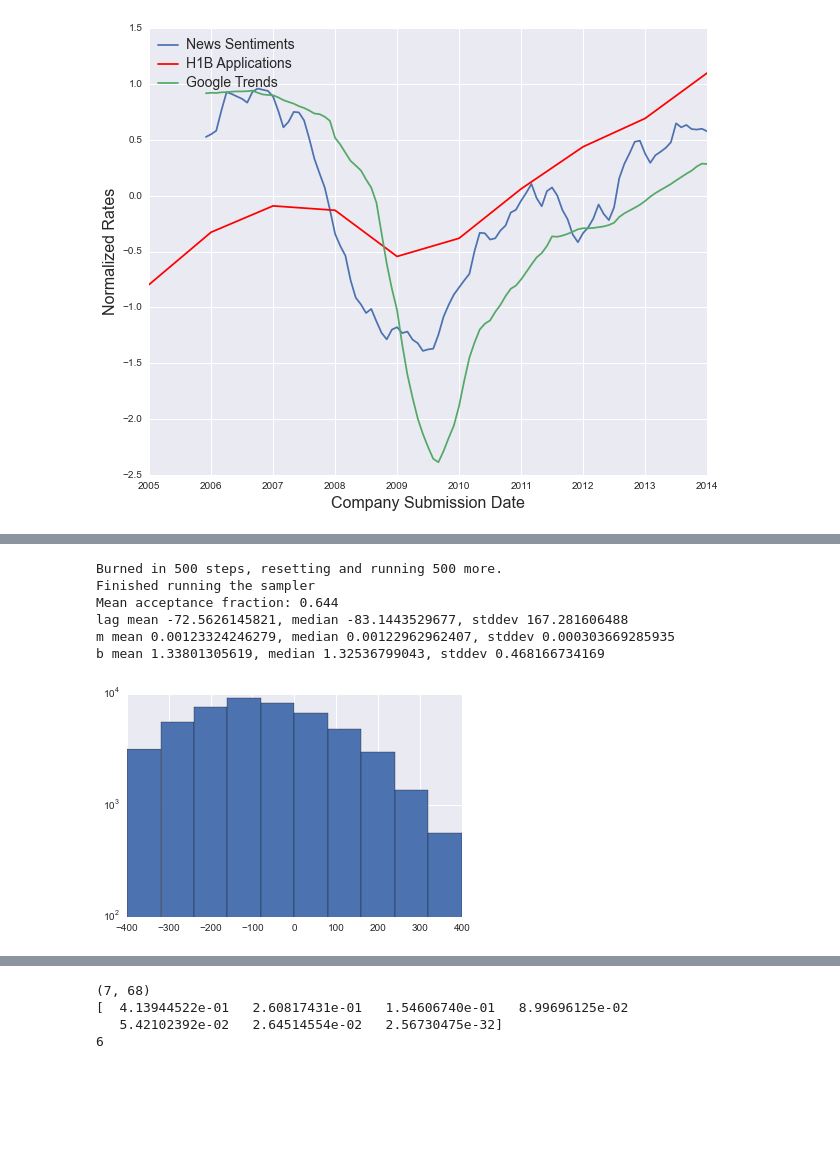
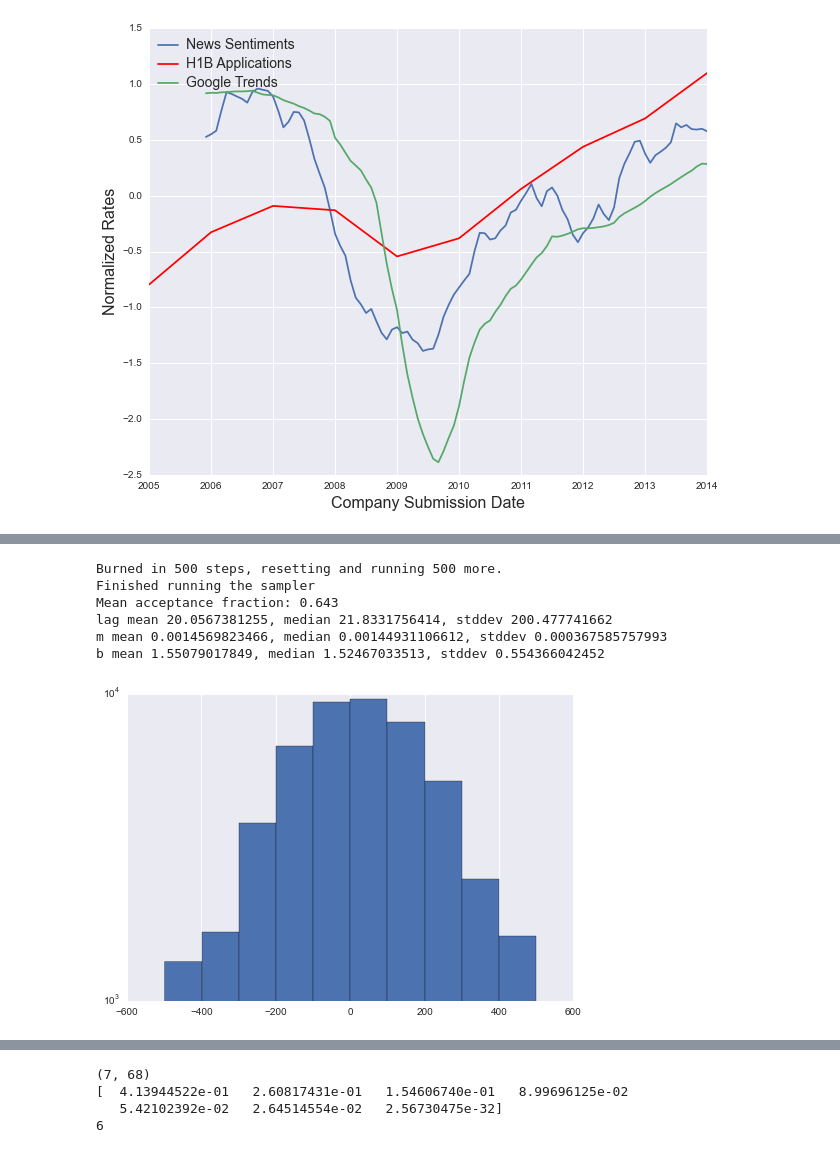
Before and after one commit to ahbauer/insight, a Jupyter notebook: notebooks/H1B.ipynb, the cells around one changed output, grey strips where cells are left out. Saved outputs shown, nothing was run; the diff lists cells and outputs as text; code cells hidden in the pictures; blank space fills up the shorter version.

```diff
--- a/notebooks/H1B.ipynb
+++ b/notebooks/H1B.ipynb
@@ -270,12 +294,14 @@ def lnlike(params, t_e, economy, t_h, h1b, fit_line):
         b=0
     econ_shifted = np.interp(t_h, t_e+lag, economy+(m*t_e + b))
     chi2 = np.sum((econ_shifted-h1b)**2)
+    if np.isnan(chi2):
+        return -np.inf
     return -0.5*chi2
 
 def lnprob(params, t_e, economy, t_h, h1b, fit_line):
     lp = 0. #lnprior_v(theta)
     [lag, m, b] = params
-    if lag < -400.0 or lag > 400.0 or m < 0.:
+    if lag < -500.0 or lag > 500.0 or m < 0.:
         return -np.inf
     return lp + lnlike(params, t_e, economy, t_h, h1b, fit_line)
 
@@ -446,18 +454,18 @@ empl_year.plot()
 # %%
-lags_empl, ms_empl, bs_empl = find_lag(empl_year, fit_line=True)
+lags_empl, ms_empl, bs_empl = find_lag(empl_year['2005-01':], fit_line=True)
 print 'lag mean {0}, median {1}, stddev {2}'.format(np.mean(lags_empl),np.median(lags_empl),np.std(lags_empl))
 print 'm mean {0}, median {1}, stddev {2}'.format(np.mean(ms_empl),np.median(ms_empl),np.std(ms_empl))
 print 'b mean {0}, median {1}, stddev {2}'.format(np.mean(bs_empl),np.median(bs_empl),np.std(bs_empl))
 plt.hist(lags_empl)
 plt.yscale('log', nonposy='clip')
 # %% [output]
 Burned in 500 steps, resetting and running 500 more.
 Finished running the sampler
-Mean acceptance fraction: 0.644
-lag mean -72.5626145821, median -83.1443529677, stddev 167.281606488
-m mean 0.00123324246279, median 0.00122962962407, stddev 0.000303669285935
-b mean 1.33801305619, median 1.32536799043, stddev 0.468166734169
+Mean acceptance fraction: 0.643
+lag mean 20.0567381255, median 21.8331756414, stddev 200.477741662
+m mean 0.0014569823466, median 0.00144931106612, stddev 0.000367585757993
+b mean 1.55079017849, median 1.52467033513, stddev 0.554366042452
-[figure, old version]
+[figure, new version]
 # %%
 empl_shifted = empl_series.shift(np.median(lags_empl), freq='D')
 line_shift = pandas.Series(np.mean(ms_empl)*np.array([d.toordinal()-timezp for d in empl_shifted.index]) + np.mean(bs_empl), index=empl_shifted.index)
```
Also changed, not shown: parts of 24 cells of this notebook, 1 other file.
